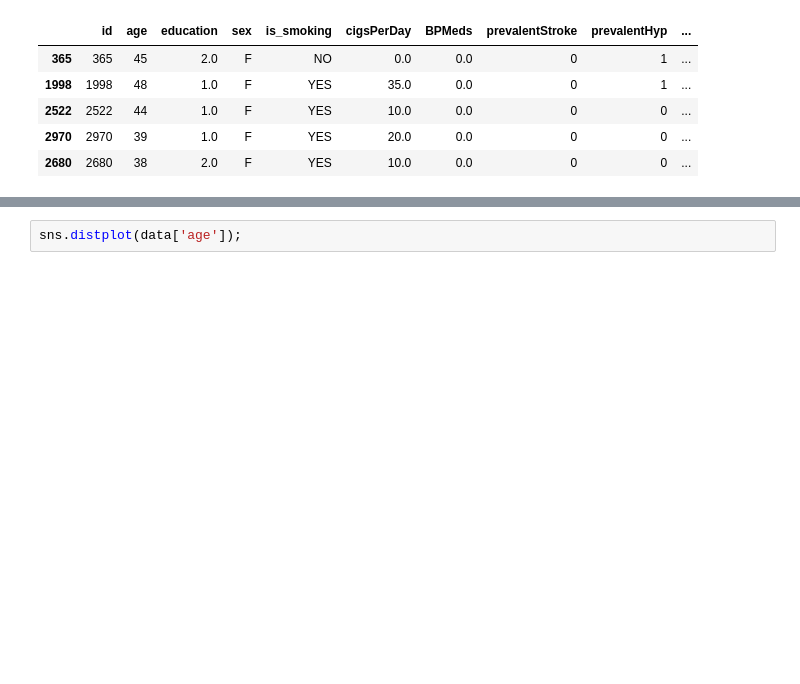
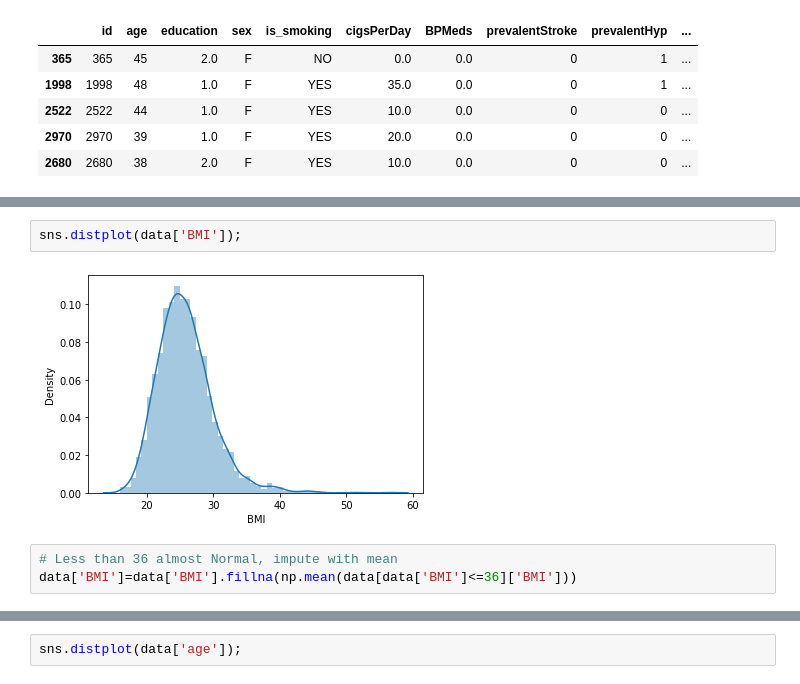
Before and after one commit to abdulaziz2208/CardiovascularRisk-Pred, a Jupyter notebook: CardiovascularPred.ipynb, the cells around one changed output, grey strips where cells are left out. Drawn from its saved outputs; the diff is of its cells as text; blank space fills up the shorter version.

```diff
--- a/CardiovascularPred.ipynb
+++ b/CardiovascularPred.ipynb
@@ -102,2 +116,9 @@ dtype: int64
+# %%
+sns.distplot(data['BMI']);
+# %% [output]
+[figure, added]
+# %%
+# Less than 36 almost Normal, impute with mean
+data['BMI']=data['BMI'].fillna(np.mean(data[data['BMI']<=36]['BMI']))
 # %%
 ## CigsPerDay 22 nulls needs imputation as is_smoking is yes all 22 records
```
Also changed, not shown: parts of 12 cells of this notebook.
